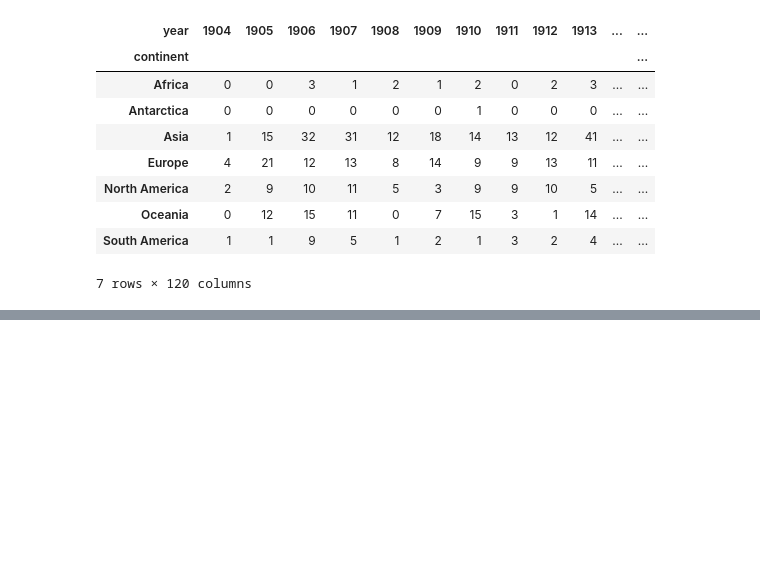
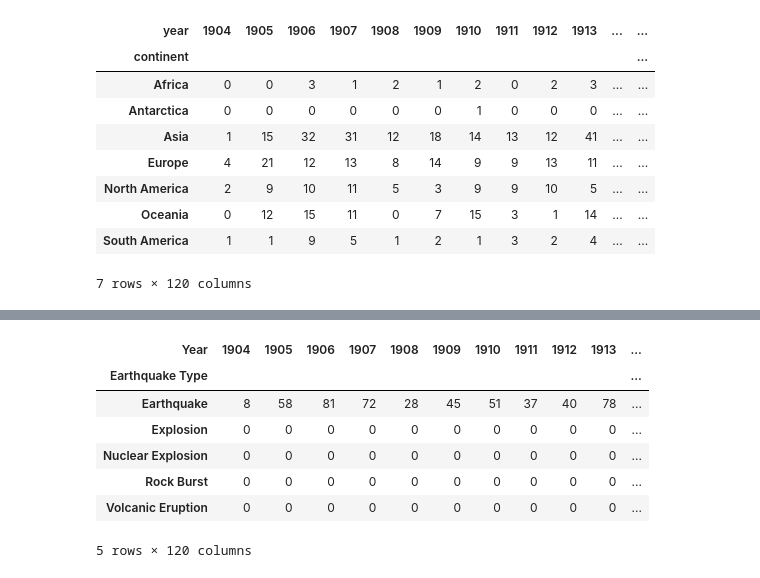
Before and after one commit to jameslaurence82/Project, a Jupyter notebook: earthquake.ipynb, the cells around one changed output, grey strips where cells are left out. Cells and saved outputs as stored; diff of their text form; code cells hidden in the pictures; blank space fills up the shorter version.

Commit message:
created earthquake by type counted by year df and csv

```diff
--- a/earthquake.ipynb
+++ b/earthquake.ipynb
@@ -1235,5 +1235,8 @@ region.head()
 # dropping ocean and geometry columns as dataframe contains earthquakes classified with a country and continent
 region.drop(columns=['ocean','geometry'], inplace=True)
 
+# create new dataframe to generate csv that has all earthquakes, sorted by type and year
+alleq_count_type = region.copy()
+
 region
 # %% [output]
@@ -1570,3 +1585,10 @@ eq_count_continent_yr_pivot
 # %%
 # generate csv of earthquakes per year of each continent
 eq_count_continent_yr_pivot.to_csv("eq_count_continent_yr_pivot.csv")
+# %%
+# generate a pivot table that has the earthquakes grouped by type and count by year
+
+# drop the unneccessary columns
+alleq_count_type = alleq_count_type.drop(columns=['magType', 'mag', 'month', 'day', 'UTC_time', 'depth', 'place', 'longitude', 'latitude', 'country', 'country_name', 'continent']).reset_index(drop=True)
+
+alleq_count_type
@@ -1572,0 +1609,29 @@ eq_count_continent_yr_pivot.to_csv("eq_count_continent_yr_pivot.csv")
+# %%
+# groupby type earthquake, and count quantity by year
+alleq_count_type_pivot = alleq_count_type.groupby(by=['type','year']).size().reset_index(name='count')
+
+# Capitalize the 'type' values before creating the pivot table
+alleq_count_type_pivot['type'] = alleq_count_type_pivot['type'].str.title()
+
+# Pivot the table
+alleq_count_type_pivot = alleq_count_type_pivot.pivot_table(index='type', columns='year', values='count', fill_value=0)
+
+# Rename the index header
+alleq_count_type_pivot.index.name = 'Earthquake Type'
+
+# Capitalize 'year' in column names
+alleq_count_type_pivot.columns.name=('Year')
+
+# Convert values to integers
+alleq_count_type_pivot = alleq_count_type_pivot.astype(int)
+
+alleq_count_type_pivot
+# %% [output]
+| Year | 1904 | 1905 | 1906 | 1907 | 1908 | 1909 | 1910 | 1911 | 1912 | 1913 | ... |
+| Earthquake Type |  |  |  |  |  |  |  |  |  |  | ... |
+| Earthquake | 8 | 58 | 81 | 72 | 28 | 45 | 51 | 37 | 40 | 78 | ... |
+| Explosion | 0 | 0 | 0 | 0 | 0 | 0 | 0 | 0 | 0 | 0 | ... |
+| Nuclear Explosion | 0 | 0 | 0 | 0 | 0 | 0 | 0 | 0 | 0 | 0 | ... |
+| Rock Burst | 0 | 0 | 0 | 0 | 0 | 0 | 0 | 0 | 0 | 0 | ... |
+| Volcanic Eruption | 0 | 0 | 0 | 0 | 0 | 0 | 0 | 0 | 0 | 0 | ... |
+5 rows × 120 columns
```
Also changed, not shown: parts of 3 cells of this notebook, 2 other files.
